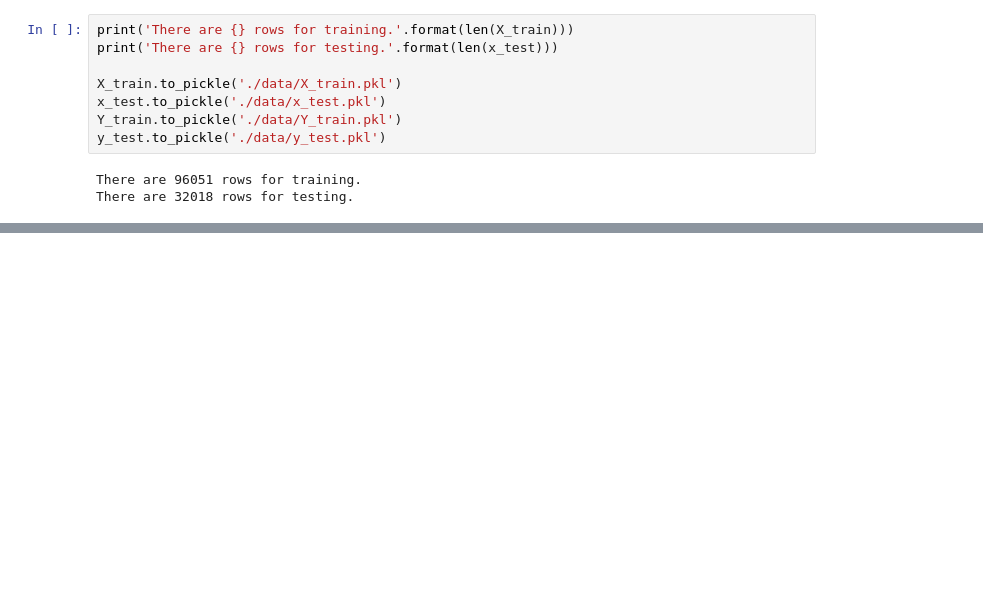
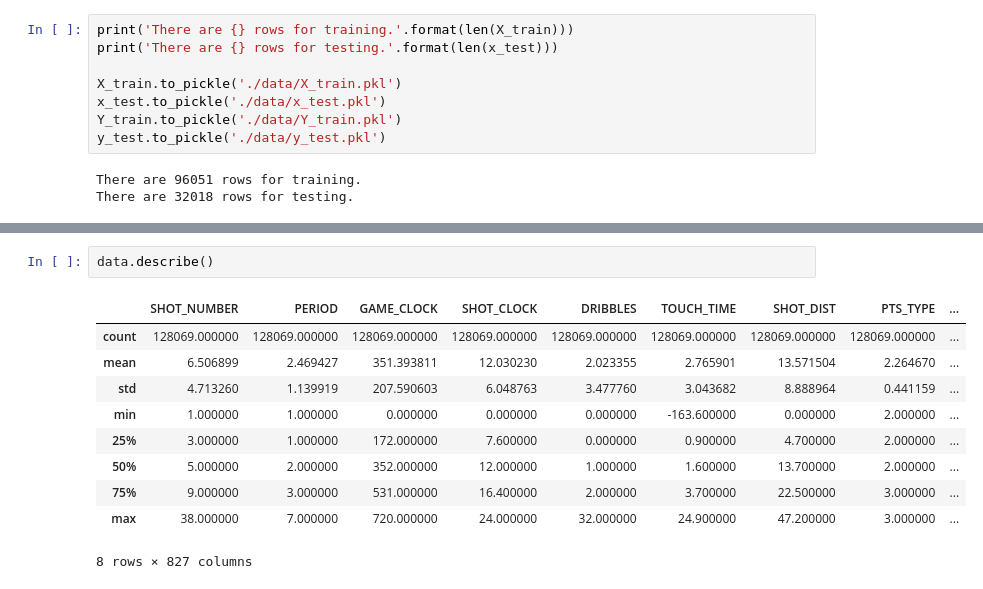
Before and after one commit to GrejSegura/nba-shot-prediction-app, a Jupyter notebook: notebooks/data_prep.ipynb, the cells around one changed output, grey strips where cells are left out. Cells and saved outputs as stored; diff of their text form; blank space fills up the shorter version.

```diff
--- a/notebooks/data_prep.ipynb
+++ b/notebooks/data_prep.ipynb
@@ -300,0 +323,13 @@ There are 32018 rows for testing.
+# %%
+data.describe()
+# %% [output]
+|  | SHOT_NUMBER | PERIOD | GAME_CLOCK | SHOT_CLOCK | DRIBBLES | TOUCH_TIME | SHOT_DIST | PTS_TYPE | ... |
+| count | 128069.000000 | 128069.000000 | 128069.000000 | 128069.000000 | 128069.000000 | 128069.000000 | 128069.000000 | 128069.000000 | ... |
+| mean | 6.506899 | 2.469427 | 351.393811 | 12.030230 | 2.023355 | 2.765901 | 13.571504 | 2.264670 | ... |
+| std | 4.713260 | 1.139919 | 207.590603 | 6.048763 | 3.477760 | 3.043682 | 8.888964 | 0.441159 | ... |
+| min | 1.000000 | 1.000000 | 0.000000 | 0.000000 | 0.000000 | -163.600000 | 0.000000 | 2.000000 | ... |
+| 25% | 3.000000 | 1.000000 | 172.000000 | 7.600000 | 0.000000 | 0.900000 | 4.700000 | 2.000000 | ... |
+| 50% | 5.000000 | 2.000000 | 352.000000 | 12.000000 | 1.000000 | 1.600000 | 13.700000 | 2.000000 | ... |
+| 75% | 9.000000 | 3.000000 | 531.000000 | 16.400000 | 2.000000 | 3.700000 | 22.500000 | 3.000000 | ... |
+| max | 38.000000 | 7.000000 | 720.000000 | 24.000000 | 32.000000 | 24.900000 | 47.200000 | 3.000000 | ... |
+8 rows × 827 columns
```
Also changed, not shown: parts of 8 cells of this notebook, 1 other file.
